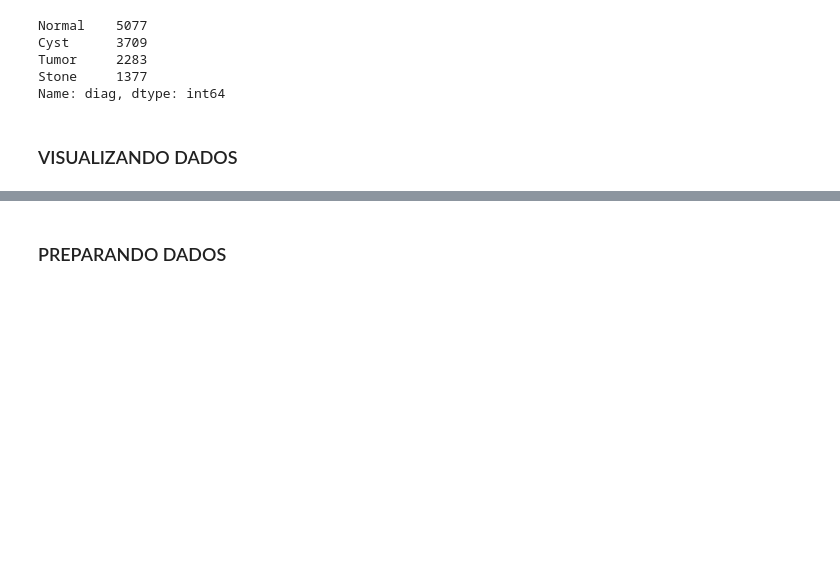
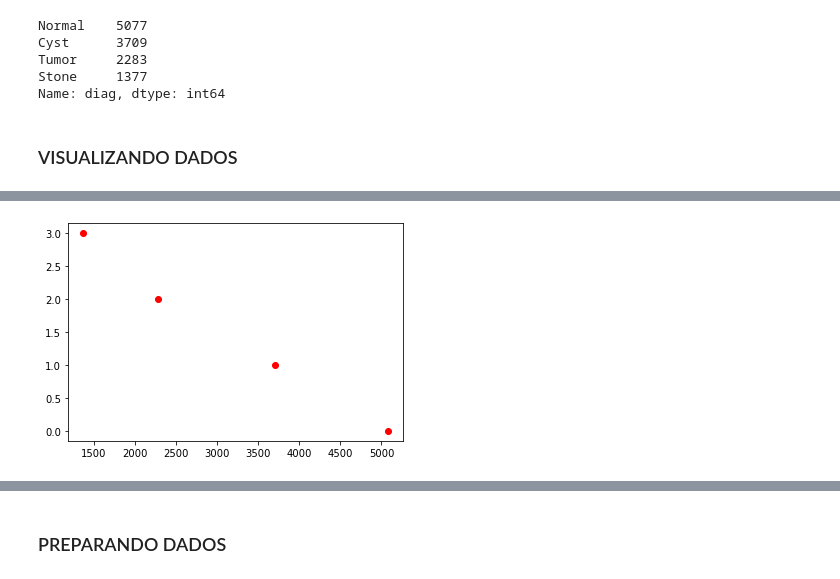
Before and after one commit to LucasDoux/DataScience, a Jupyter notebook: StonesTumografy_DATES/StoneDates.ipynb, the cells around one changed output, grey strips where cells are left out. Cells and saved outputs as stored; diff of their text form; code cells hidden in the pictures; blank space fills up the shorter version.

```diff
--- a/StonesTumografy_DATES/StoneDates.ipynb
+++ b/StonesTumografy_DATES/StoneDates.ipynb
@@ -86,0 +95,5 @@ plt.show()
+# %%
+plt.plot([5077, 3709, 2283, 1377], [0, 1, 2, 3], 'ro')
+plt.show()
+# %% [output]
+[figure, added]
```
Also changed, not shown: parts of 5 cells of this notebook.
